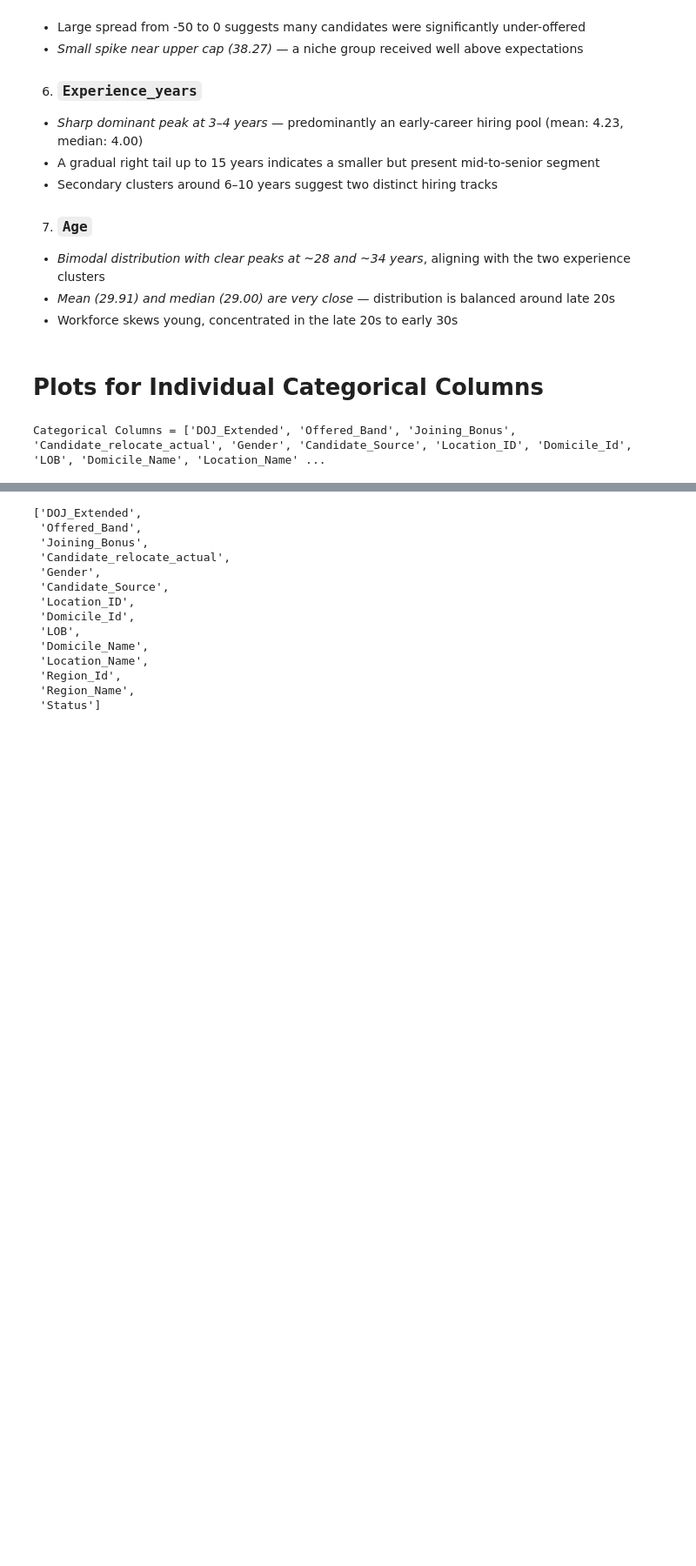
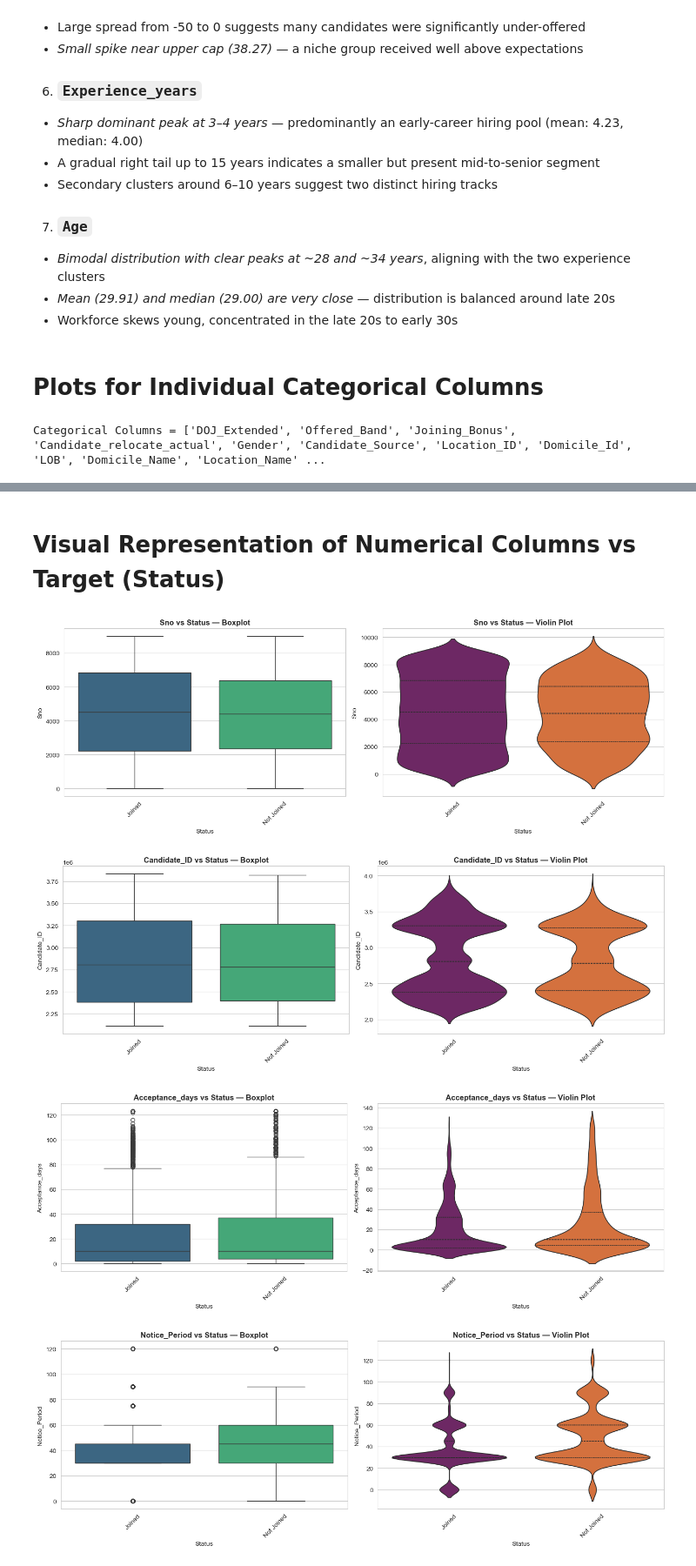
Before and after one commit to srineogideloitte/Group_A5_Capstone_Project, a Jupyter notebook: Data_Cleaning.ipynb, the cells around one changed output, grey strips where cells are left out. Shown at 87% size. Drawn from its saved outputs; the diff is of its cells as text; code cells hidden in the pictures; blank space fills up the shorter version.

```diff
--- a/Data_Cleaning.ipynb
+++ b/Data_Cleaning.ipynb
@@ -2190,17 +2315,28 @@ for col in numerical_columns:
+# %% [markdown]
+# Visual Representation of Numerical Columns vs Target (Status)
 # %%
-categorical_columns
+sns.set_style("whitegrid")
+
+target = 'Status'
+
+# 2. Numerical Feature vs Target (Boxplot + Violin Plot)
+for col in numerical_columns:
+    fig, axes = plt.subplots(1, 2, figsize=(14, 5))
+
+    sns.boxplot(data=data1, x=target, y=col, ax=axes[0], palette='viridis')
+
+    axes[0].set_title(f'{col} vs {target} — Boxplot', fontsize=12, fontweight='bold')
+    axes[0].tick_params(axis='x', rotation=45)
+
+    sns.violinplot(data=data1, x=target, y=col, ax=axes[1], palette='inferno', inner='quartile')
+
+    axes[1].set_title(f'{col} vs {target} — Violin Plot', fontsize=12, fontweight='bold')
+    axes[1].tick_params(axis='x', rotation=45)
+
+    plt.tight_layout()
+    plt.show()
 # %% [output]
-['DOJ_Extended',
- 'Offered_Band',
- 'Joining_Bonus',
- 'Candidate_relocate_actual',
- 'Gender',
- 'Candidate_Source',
- 'Location_ID',
- 'Domicile_Id',
- 'LOB',
- 'Domicile_Name',
- 'Location_Name',
- 'Region_Id',
- 'Region_Name',
- 'Status']
+[figure, added]
+[figure, added]
+[figure, added]
+[figure, added]
```
Also changed, not shown: parts of 24 cells of this notebook.
